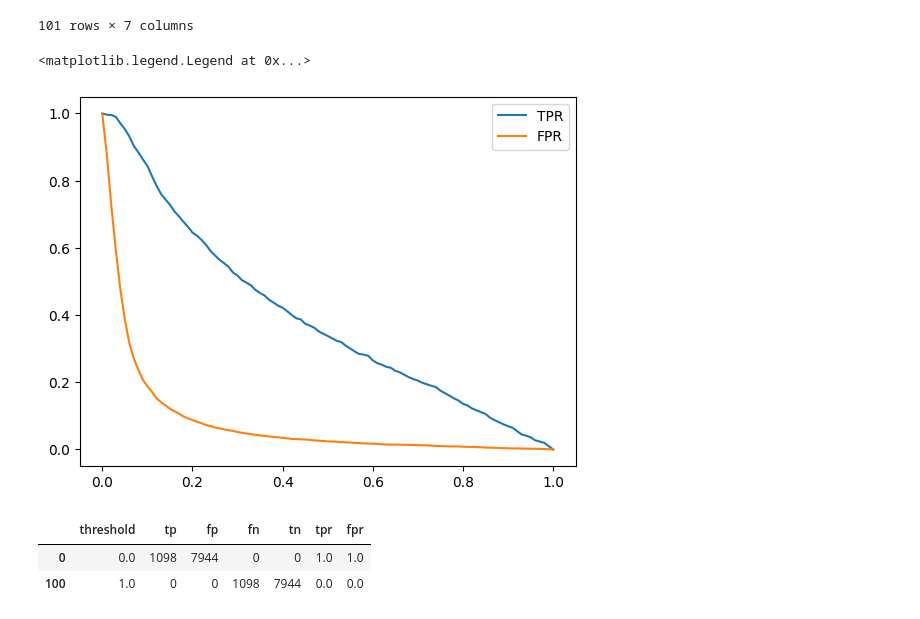
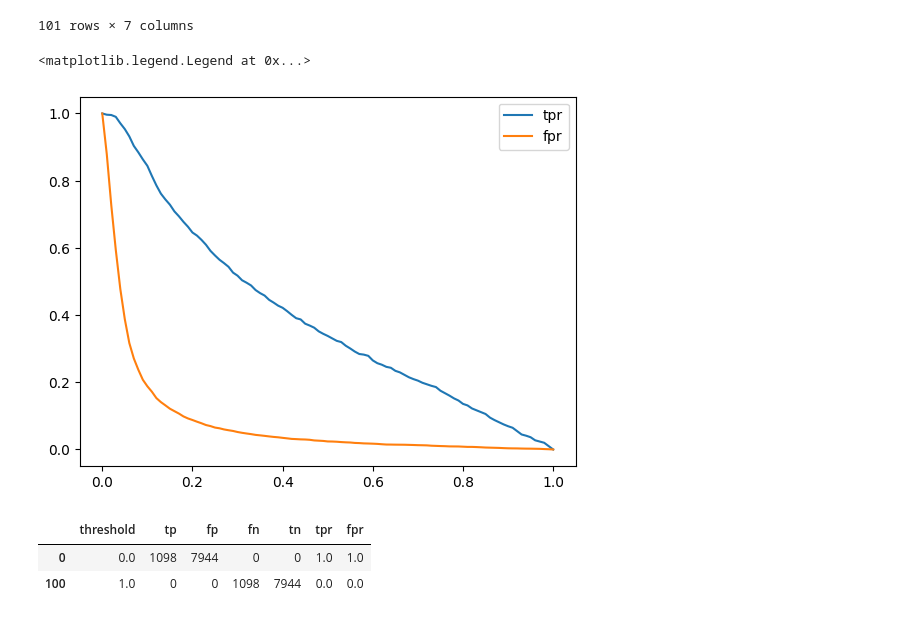
Before and after one commit to lucas-guillet/machine-learning-zoomcamp-homework, a Jupyter notebook: 04-evaluation/homework_4.ipynb, the cells around one changed output. Drawn from its saved outputs; the diff is of its cells as text; code cells hidden in the pictures.

```diff
--- a/04-evaluation/homework_4.ipynb
+++ b/04-evaluation/homework_4.ipynb
@@ -169,2 +179,10 @@ print(auc_val)
 # %% [markdown]
 # Question 3 : Precision and Recall
+# %%
+dv = DictVectorizer(sparse=False)
+
+train_dict = df_train.to_dict(orient = 'records')
+X_train = dv.fit_transform(train_dict)
+
+model = LogisticRegression(solver='liblinear', C=1.0, max_iter=1000)
+model.fit(X_train, y_train)
@@ -171,7 +191,13 @@ print(auc_val)
+# %%
+val_dict = df_val.to_dict(orient='records')
+X_val = dv.transform(val_dict)
+
+y_pred = model.predict_proba(X_val)[:, 1]
 # %%
 scores = []
 
 thresholds = np.linspace(0, 1, 101)
+
 
 for t in thresholds :
     actual_positive = (y_val == 1)
@@ -185,14 +211,15 @@ for t in thresholds :
     fn = (predict_negative & actual_positive).sum()
     tn = (predict_negative & actual_negative).sum()
 
-    tpr = tp/(tp + fn)
-    fpr = fp/(fp + tn)
 
-    scores.append((t, tp, fp, fn, tn, tpr, fpr))
+    scores.append((t, tp, fp, fn, tn))
 # %%
-columns = ['threshold', 'tp', 'fp', 'fn', 'tn', 'tpr', 'fpr']
+columns = ['threshold', 'tp', 'fp', 'fn', 'tn']
 df_scores = pd.DataFrame(scores, columns=columns)
 
+df_scores['tpr'] = df_scores.tp / (df_scores.tp + df_scores.fn)
+df_scores['fpr'] = df_scores.fp / (df_scores.fp + df_scores.tn)
+
 df_scores
 # %% [output]
 |  | threshold | tp | fp | fn | tn | tpr | fpr |
@@ -209,10 +236,10 @@ df_scores
 | 100 | 1.00 | 0 | 0 | 1098 | 7944 | 0.000000 | 0.000000 |
 101 rows × 7 columns
 # %%
-plt.plot(df_scores.threshold, df_scores['tpr'], label = 'TPR')
-plt.plot(df_scores.threshold, df_scores['fpr'], label = 'FPR')
+plt.plot(df_scores.threshold, df_scores['tpr'], label = 'tpr')
+plt.plot(df_scores.threshold, df_scores['fpr'], label = 'fpr')
 plt.legend()
 # %% [output]
 <matplotlib.legend.Legend at 0x...>
-[figure, old version]
+[figure, new version]
 # %%
```
Also changed, not shown: parts of 4 cells of this notebook.
